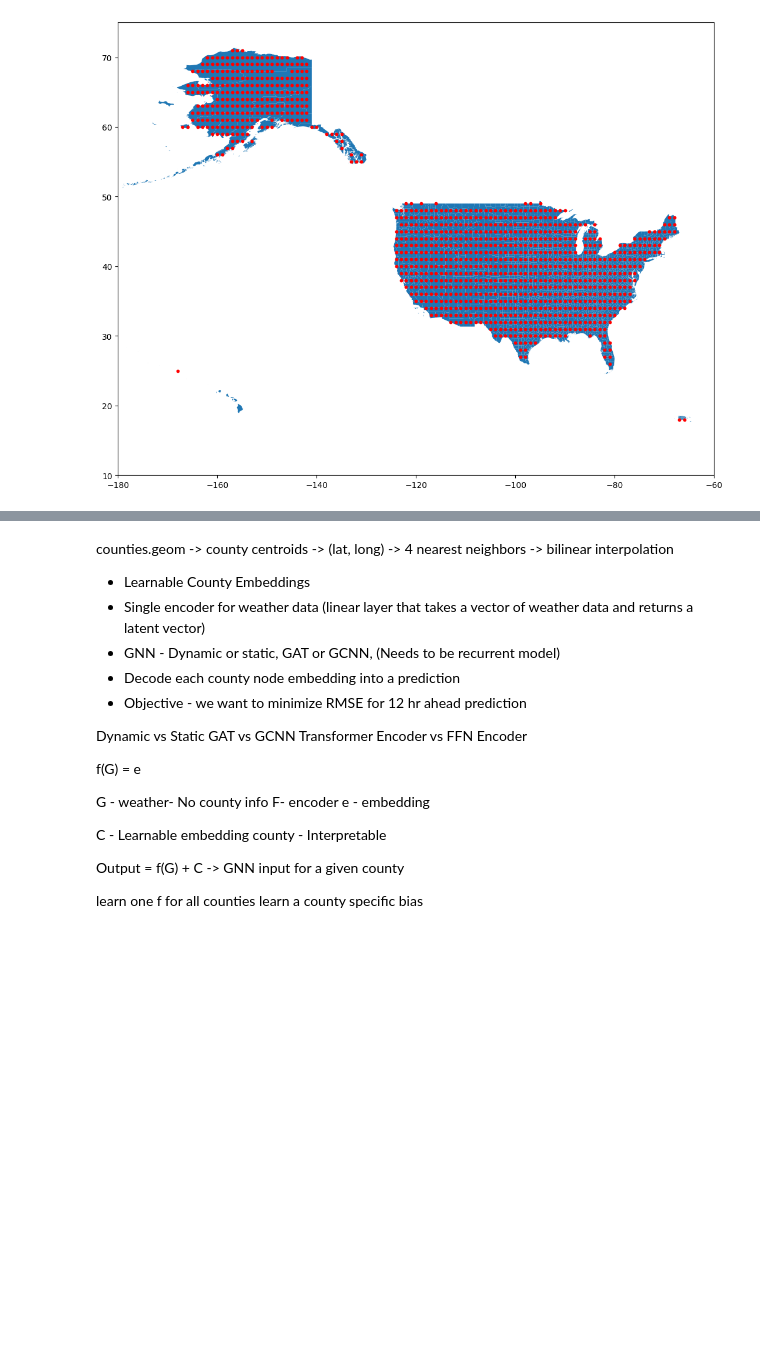
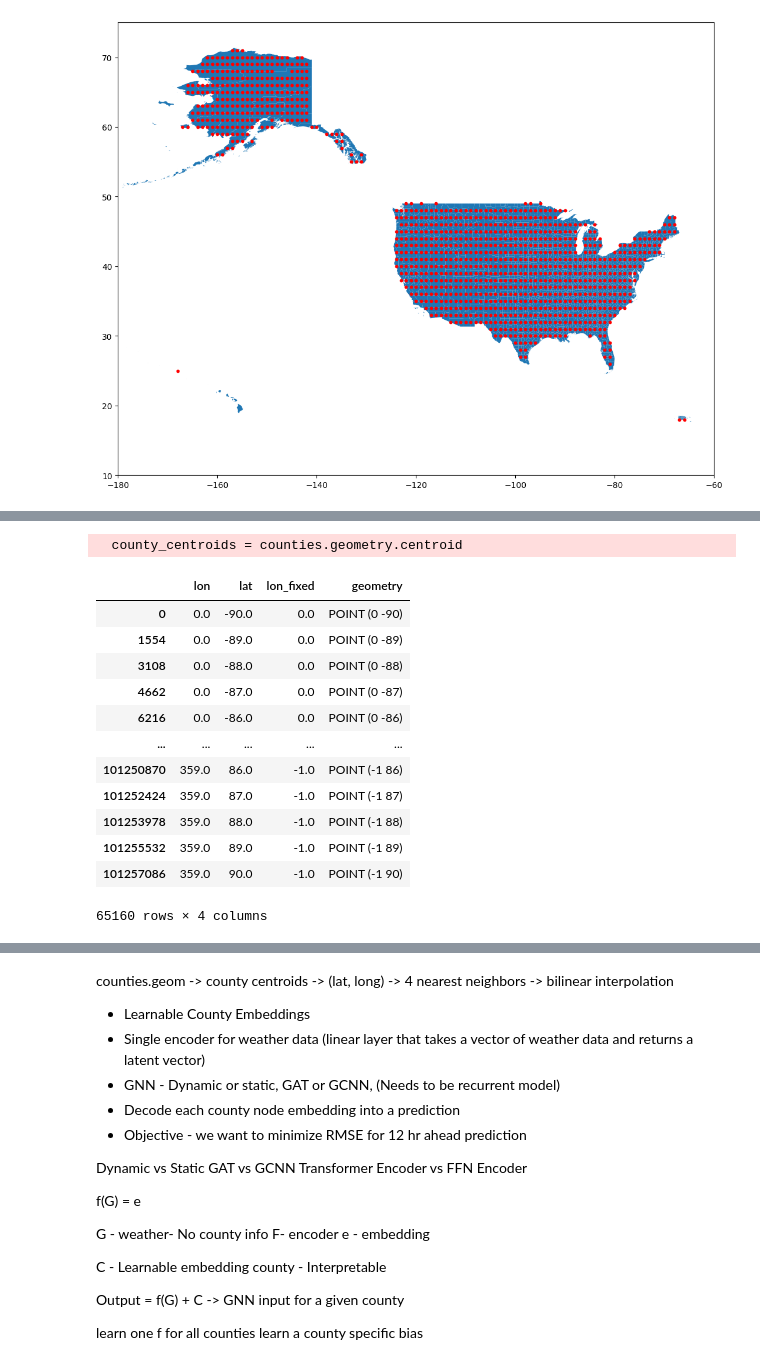
Before and after one commit to arrdel/power-outage-prediction, a Jupyter notebook: src/model.ipynb, the cells around one changed output, grey strips where cells are left out. Saved outputs shown, nothing was run; the diff lists cells and outputs as text; code cells hidden in the pictures; blank space fills up the shorter version.

```diff
--- a/src/model.ipynb
+++ b/src/model.ipynb
@@ -179,0 +190,79 @@ ax.set_ylim(10,75)
+# %%
+from scipy.spatial import cKDTree
+import numpy as np
+# Ensure df has a MultiIndex with levels ['lon', 'lat', 'time', 'level', 'batch']
+df_index = df.index.to_frame(index=False)
+
+# Map each (lon, lat) to GEOID
+lon_lat_to_geoid = joined.set_index(['lon', 'lat'])['GEOID']
+df_index['county_geoid'] = df_index[['lon', 'lat']].apply(
+    lambda row: lon_lat_to_geoid.get((row['lon'], row['lat']), np.nan), axis=1
+)
+
+# Merge back the county_geoid into the original DataFrame
+df_new = df.reset_index().merge(df_index[['county_geoid']], left_index=True, right_index=True)
+
+# Replace the index of df with the updated structure
+df_new.set_index(['county_geoid', 'time', 'level', 'batch'], inplace=True)
+
+
+# Step 1: Compute county centroids
+county_centroids = counties.geometry.centroid
+counties['centroid'] = county_centroids
+
+# Step 2: Extract latitude and longitude of centroids
+centroid_coords = np.array([[point.x, point.y] for point in county_centroids])
+
+# Step 3: Build a KDTree for nearest neighbor search
+lon_lat_coords = lon_lat_df[['lon_fixed', 'lat']].to_numpy()
+tree = cKDTree(lon_lat_coords)
+# df.columns = Index(['geopotential_at_surface', 'land_sea_mask', '2m_temperature',
+    #    'mean_sea_level_pressure', '10m_v_component_of_wind',
+    #    '10m_u_component_of_wind', 'total_precipitation_6hr',
+    #    'toa_incident_solar_radiation', 'temperature', 'geopotential',
+    #    'u_component_of_wind', 'v_component_of_wind', 'vertical_velocity',
+    #    'specific_humidity', 'datetime'],
+    #   dtype='object')
+# df.index = MultiIndex([(  0.0, -90.0,  '0 days 00:00:00',    1, 0),
+        #     (  0.0, -90.0,  '0 days 00:00:00',    2, 0),
+        #     (  0.0, -90.0,  '0 days 00:00:00',    3, 0),
+        #     (  0.0, -90.0,  '0 days 00:00:00',    5, 0),
+        #     (  0.0, -90.0,  '0 days 00:00:00',    7, 0),
+        #     (  0.0, -90.0,  '0 days 00:00:00',   10, 0),
+        #     (  0.0, -90.0,  '0 days 00:00:00',   20, 0),
+        #     (  0.0, -90.0,  '0 days 00:00:00',   30, 0),
+        #     (  0.0, -90.0,  '0 days 00:00:00',   50, 0),
+        #     (  0.0, -90.0,  '0 days 00:00:00',   70, 0),
+        #     ...
+        #     (359.0,  90.0, '10 days 06:00:00',  775, 0),
+        #     (359.0,  90.0, '10 days 06:00:00',  800, 0),
+        #     (359.0,  90.0, '10 days 06:00:00',  825, 0),
+        #     (359.0,  90.0, '10 days 06:00:00',  850, 0),
+        #     (359.0,  90.0, '10 days 06:00:00',  875, 0),
+        #     (359.0,  90.0, '10 days 06:00:00',  900, 0),
+        #     (359.0,  90.0, '10 days 06:00:00',  925, 0),
+        #     (359.0,  90.0, '10 days 06:00:00',  950, 0),
+        #     (359.0,  90.0, '10 days 06:00:00',  975, 0),
+        #     (359.0,  90.0, '10 days 06:00:00', 1000, 0)],
+        #    names=['lon', 'lat', 'time', 'level', 'batch'], length=101258640)
+# Find the 4 nearest neighbors for each centroid
+# Find the 4 nearest neighbors for each centroid
+distances, indices = tree.query(centroid_coords, k=4)
+# %% [output]
+  county_centroids = counties.geometry.centroid
+# %%
+lon_lat_df
+# %% [output]
+|  | lon | lat | lon_fixed | geometry |
+| 0 | 0.0 | -90.0 | 0.0 | POINT (0 -90) |
+| 1554 | 0.0 | -89.0 | 0.0 | POINT (0 -89) |
+| 3108 | 0.0 | -88.0 | 0.0 | POINT (0 -88) |
+| 4662 | 0.0 | -87.0 | 0.0 | POINT (0 -87) |
+| 6216 | 0.0 | -86.0 | 0.0 | POINT (0 -86) |
+| ... | ... | ... | ... | ... |
+| 101250870 | 359.0 | 86.0 | -1.0 | POINT (-1 86) |
+| 101252424 | 359.0 | 87.0 | -1.0 | POINT (-1 87) |
+| 101253978 | 359.0 | 88.0 | -1.0 | POINT (-1 88) |
+| 101255532 | 359.0 | 89.0 | -1.0 | POINT (-1 89) |
+| 101257086 | 359.0 | 90.0 | -1.0 | POINT (-1 90) |
+65160 rows × 4 columns
```
Also changed, not shown: parts of 10 cells of this notebook.
